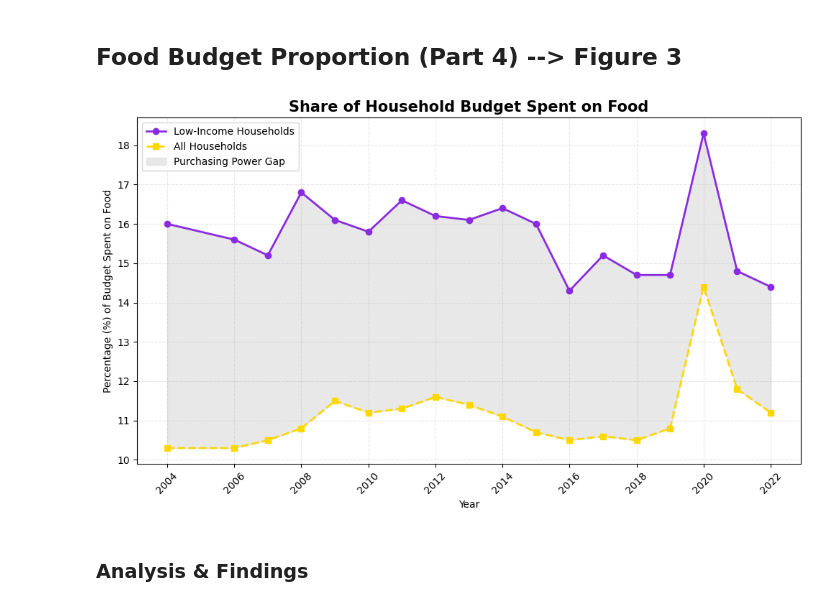
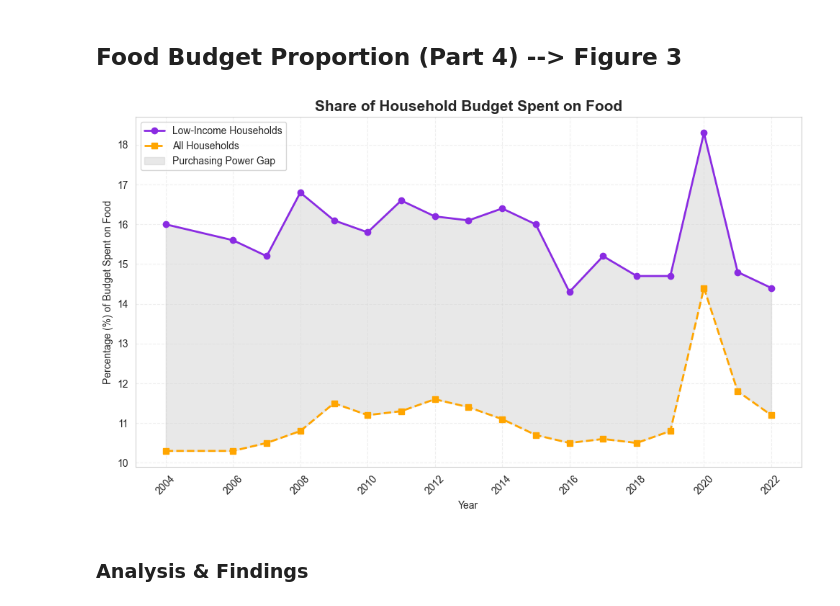
Before and after one commit to SupplyJob/Data-Science-Final-Assignment, a Jupyter notebook: blog.ipynb, the cells around one changed output. Saved outputs shown, nothing was run; the diff lists cells and outputs as text; code cells hidden in the pictures.

```diff
--- a/blog.ipynb
+++ b/blog.ipynb
@@ -293,35 +302,35 @@ plt.show()
 
 # Extract data from merged family_spending_df
 food_budget_years = family_spending_df["Year"]
 low_income_share = family_spending_df["Low Income Food Spend (%)"]
 all_households_share = family_spending_df["All Households Food Spend (%)"]
 
 # Income gap exist? (Why low-income group pay more for food?)
 income_gap = low_income_share - all_households_share
 
 plt.figure(figsize=(10, 6))
 
 # Plotting food budget % over time for both household types
 plt.plot(food_budget_years, low_income_share, marker='o', linestyle='-', linewidth=2,
          label='Low-Income Households', color='blueviolet')
 
 plt.plot(food_budget_years, all_households_share, marker='s', linestyle='--', linewidth=2,
-         label='All Households', color='gold')
+         label='All Households', color='orange')
 
 # Fill the gap area
 plt.fill_between(food_budget_years, low_income_share, all_households_share, color='lightgrey', alpha=0.5, label='Purchasing Power Gap')
 
 # Titles and formatting
 plt.title("Share of Household Budget Spent on Food", fontsize=15, fontweight = 'bold')
 plt.xlabel("Year")
 plt.ylabel("Percentage (%) of Budget Spent on Food")
 plt.xticks(rotation=45)
 plt.grid(True, linestyle='dashed', alpha=0.3)
 plt.legend()
 plt.tight_layout()
 plt.show()
 # %% [output]
-[figure, old version]
+[figure, new version]
 # %% [markdown]
 ### Analysis & Findings
 # %% [markdown]
```
Also changed, not shown: parts of 7 cells of this notebook, 4 other files.
